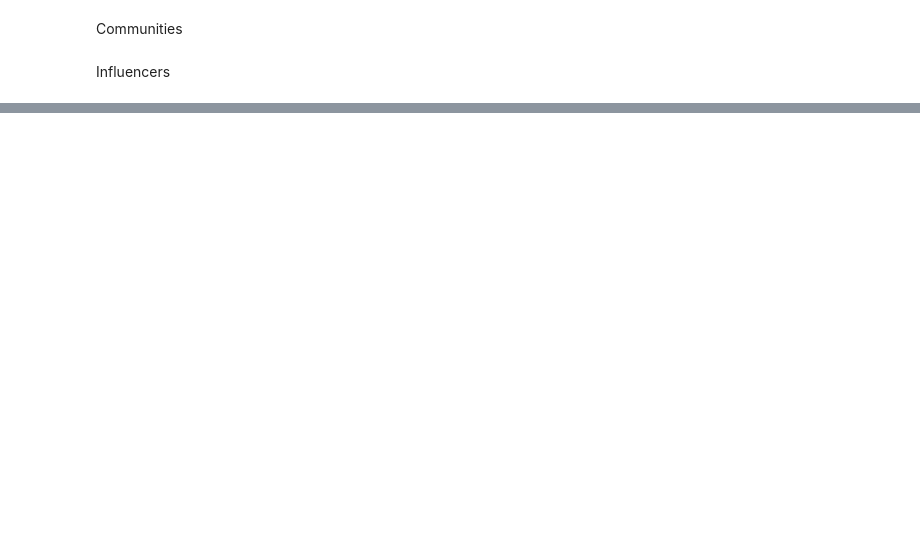
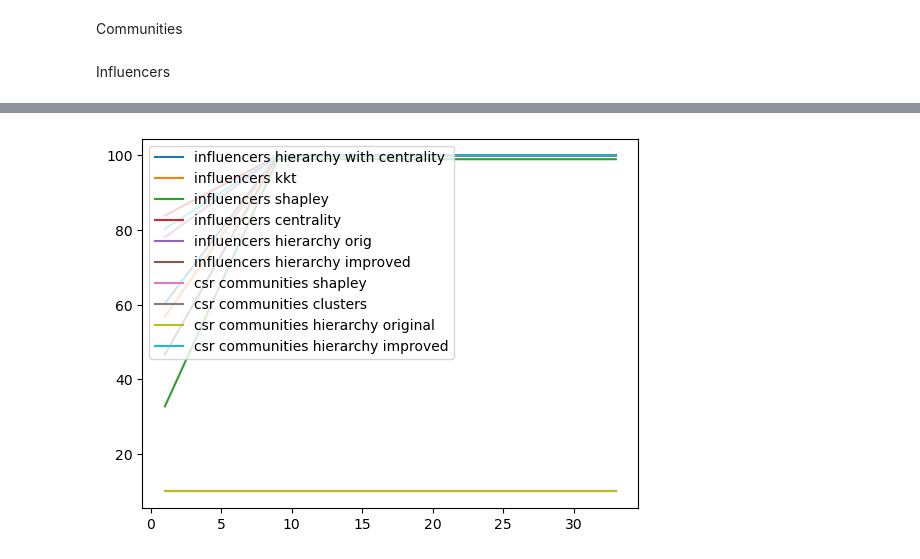
Before and after one commit to OafishSpark/InfluencerSearchAlgorithms, a Jupyter notebook: ModelingNetworkz.ipynb, the cells around one changed output, grey strips where cells are left out. Cells and saved outputs as stored; diff of their text form; code cells hidden in the pictures; blank space fills up the shorter version.

```diff
--- a/ModelingNetworkz.ipynb
+++ b/ModelingNetworkz.ipynb
@@ -203,0 +244,11 @@ for
+# %%
+fig, ax = plt.subplots()
+
+for key in results_lists["SIR model"]:
+    ax.plot(times, results_lists["SIR model"][key], label = key)
+
+plt.legend(loc='upper left')
+
+plt.show()
+# %% [output]
+[figure, added]
```
Also changed, not shown: parts of 14 cells of this notebook.
